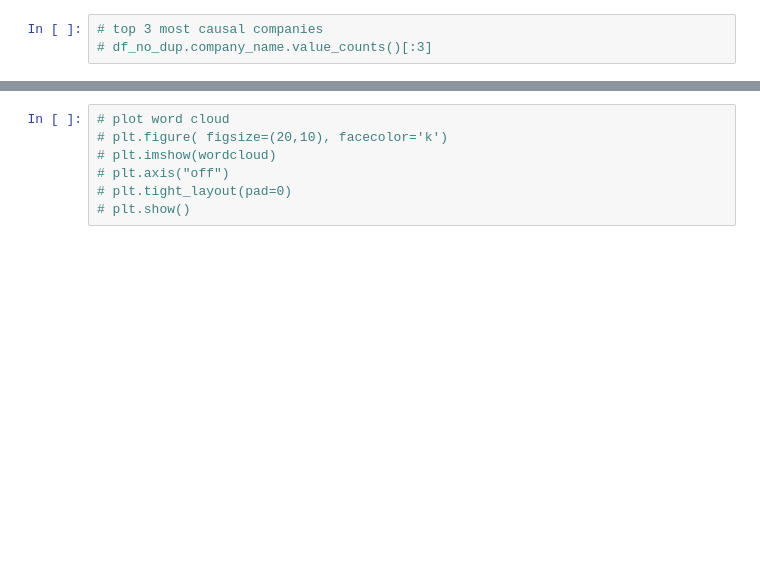
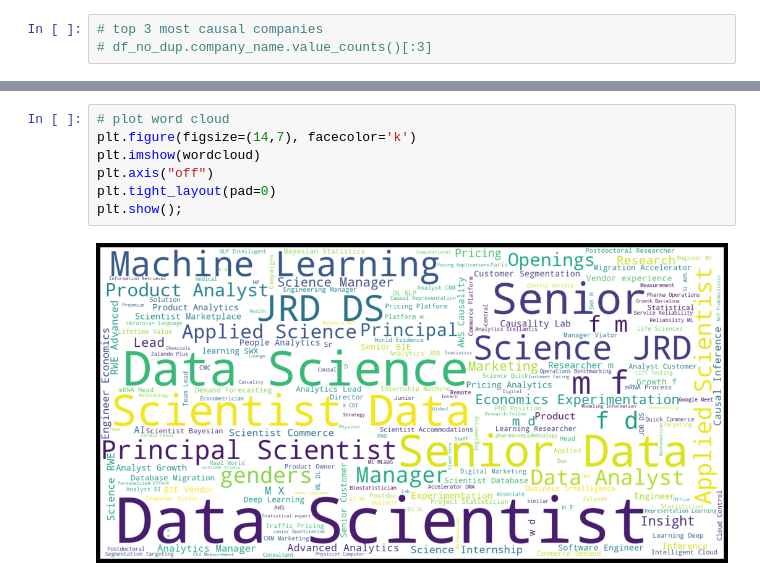
Before and after one commit to ggiannarakis/causal-jobs, a Jupyter notebook: Analysis.ipynb, the cells around one changed output, grey strips where cells are left out. Saved outputs shown, nothing was run; the diff lists cells and outputs as text; blank space fills up the shorter version.

```diff
--- a/Analysis.ipynb
+++ b/Analysis.ipynb
@@ -198,7 +188,9 @@ plt.ylabel("");
 # %%
 # plot word cloud
-# plt.figure( figsize=(20,10), facecolor='k')
-# plt.imshow(wordcloud)
-# plt.axis("off")
-# plt.tight_layout(pad=0)
-# plt.show()
+plt.figure(figsize=(14,7), facecolor='k')
+plt.imshow(wordcloud)
+plt.axis("off")
+plt.tight_layout(pad=0)
+plt.show();
+# %% [output]
+[figure, added]
```
Also changed, not shown: parts of 22 cells of this notebook, 20 other files.
